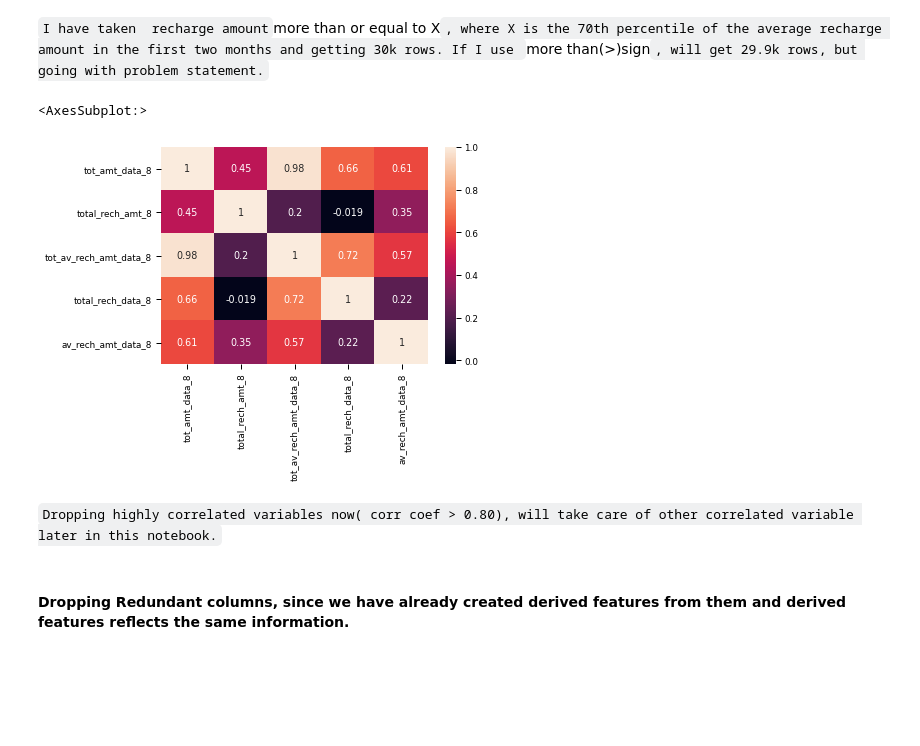
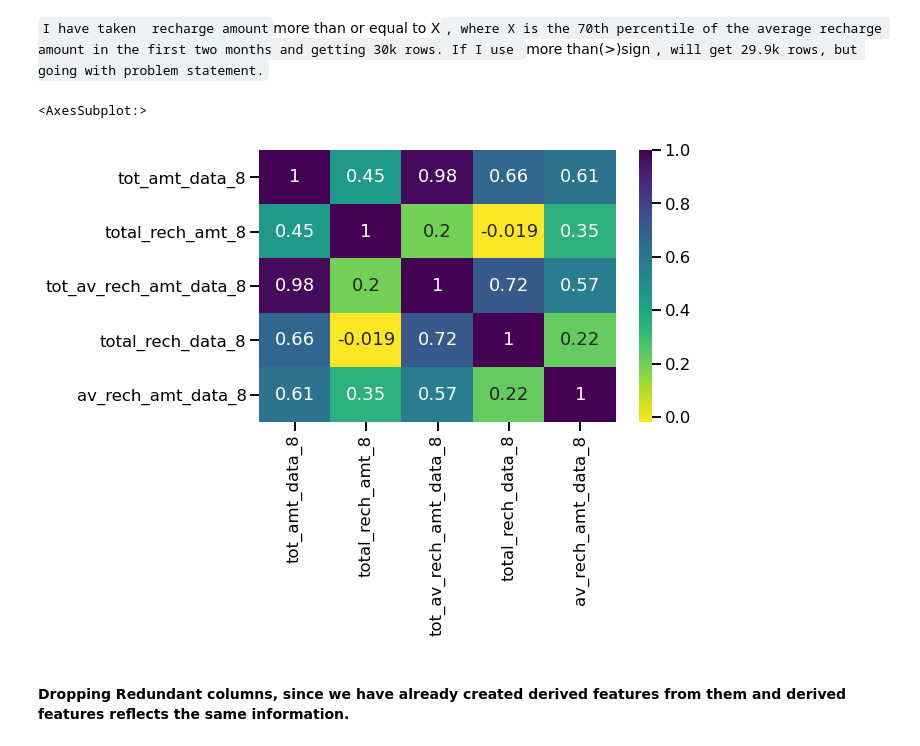
Before and after one commit to nveenkumr/TelecomChurn-ML, a Jupyter notebook: TelecomChurn-MLCaseStudy.ipynb, the cells around one changed output. Drawn from its saved outputs; the diff is of its cells as text; code cells hidden in the pictures; blank space fills up the shorter version.

```diff
--- a/TelecomChurn-MLCaseStudy.ipynb
+++ b/TelecomChurn-MLCaseStudy.ipynb
@@ -8,7 +10,7 @@ import pandas as pd
 import re
 import matplotlib.pyplot as plt
 import seaborn as sns
-sns.set_context("paper", font_scale = 1, rc={"grid.linewidth": 3})
+sns.set_context("talk", font_scale = 1, rc={"grid.linewidth": 3})
 pd.set_option('display.max_columns', 300)
 pd.set_option('display.max_rows', 400)
 from sklearn.linear_model import LogisticRegression,LinearRegression,LassoCV,Lasso
@@ -128,6 +130,8 @@ catg
  'fb_user_8',
  'fb_user_9']
 # %%
+#converting into object type
+telecom[catg]=telecom[catg].astype('object')
 # Create a backup of data
 tlcom_df = telecom.copy()
 # %%
@@ -198,12 +202,11 @@ telecom['tot_amt_data_8'] = telecom[['total_rech_amt_8','tot_av_rech_amt_data_8'
 telecom['tot_amt_data_9'] = telecom[['total_rech_amt_9','tot_av_rech_amt_data_9']].sum(axis=1)
 # %%
 x=['tot_amt_data_8','total_rech_amt_8','tot_av_rech_amt_data_8','total_rech_data_8','av_rech_amt_data_8']
-sns.heatmap(telecom[x].corr(),annot=True)
+plt.figure(figsize=(8,5))
+sns.heatmap(telecom[x].corr(),annot=True,cmap='viridis_r')
 # %% [output]
 <AxesSubplot:>
-[figure, old version]
+[figure, new version]
-# %% [markdown]
-`Dropping highly correlated variables now( corr coef > 0.80), will take care of other correlated variable later in this notebook.`
 # %% [markdown]
 #### Dropping Redundant columns, since we have already created derived features from them and derived features reflects the same information.
 # %%
```
Also changed, not shown: parts of 18 cells of this notebook.
